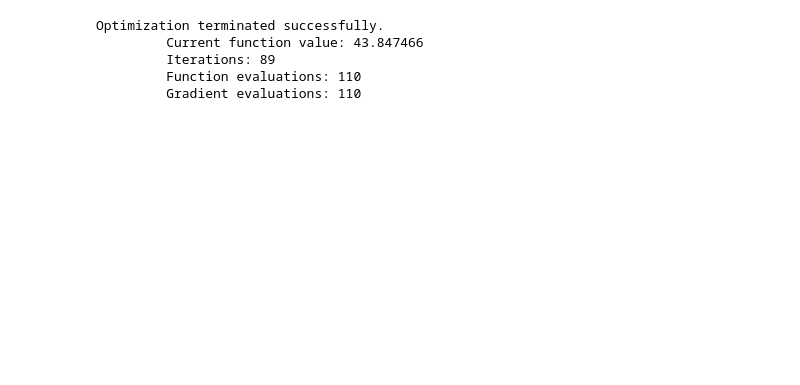
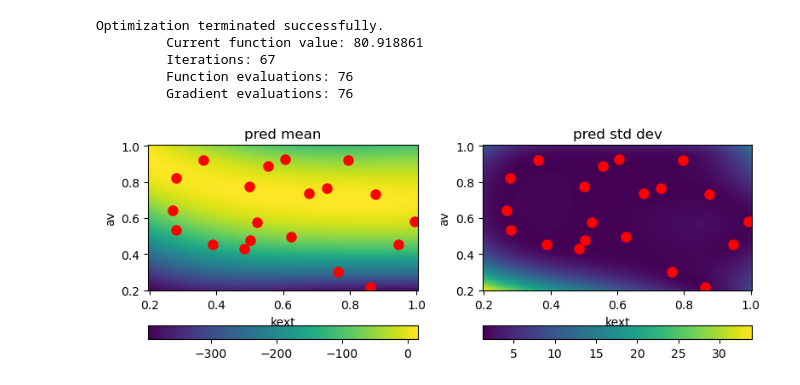
Before and after one commit to arob5/Bayesian-inference-with-surrogates, a Jupyter notebook: experiments/vsem/vsem_experiment.ipynb, the cells around one changed output. Saved outputs shown, nothing was run; the diff lists cells and outputs as text; code cells hidden in the pictures; blank space fills up the shorter version.

```diff
--- a/experiments/vsem/vsem_experiment.ipynb
+++ b/experiments/vsem/vsem_experiment.ipynb
@@ -44,10 +44,15 @@ inv_prob = InvProb(rng, prior, likelihood, proposal_cov=proposal_cov)
 # Surrogate Inverse Problem
 #
 
-vsem_test = VSEMTest(inv_prob, n_design=10)
+vsem_test = VSEMTest(inv_prob, n_design=20)
 # %% [output]
 Optimization terminated successfully.
-         Current function value: 43.847466
-         Iterations: 89
-         Function evaluations: 110
-         Gradient evaluations: 110
+         Current function value: 80.918861
+         Iterations: 67
+         Function evaluations: 76
+         Gradient evaluations: 76
+# %%
+fig_gp, axs_gp = vsem_test.plot_gp_pred(conditional=True, pred_type='pred', markersize=8)
+display(fig_gp)
+# %% [output]
+[figure, added]
```
Also changed, not shown: parts of 7 cells of this notebook, 1 other file.
